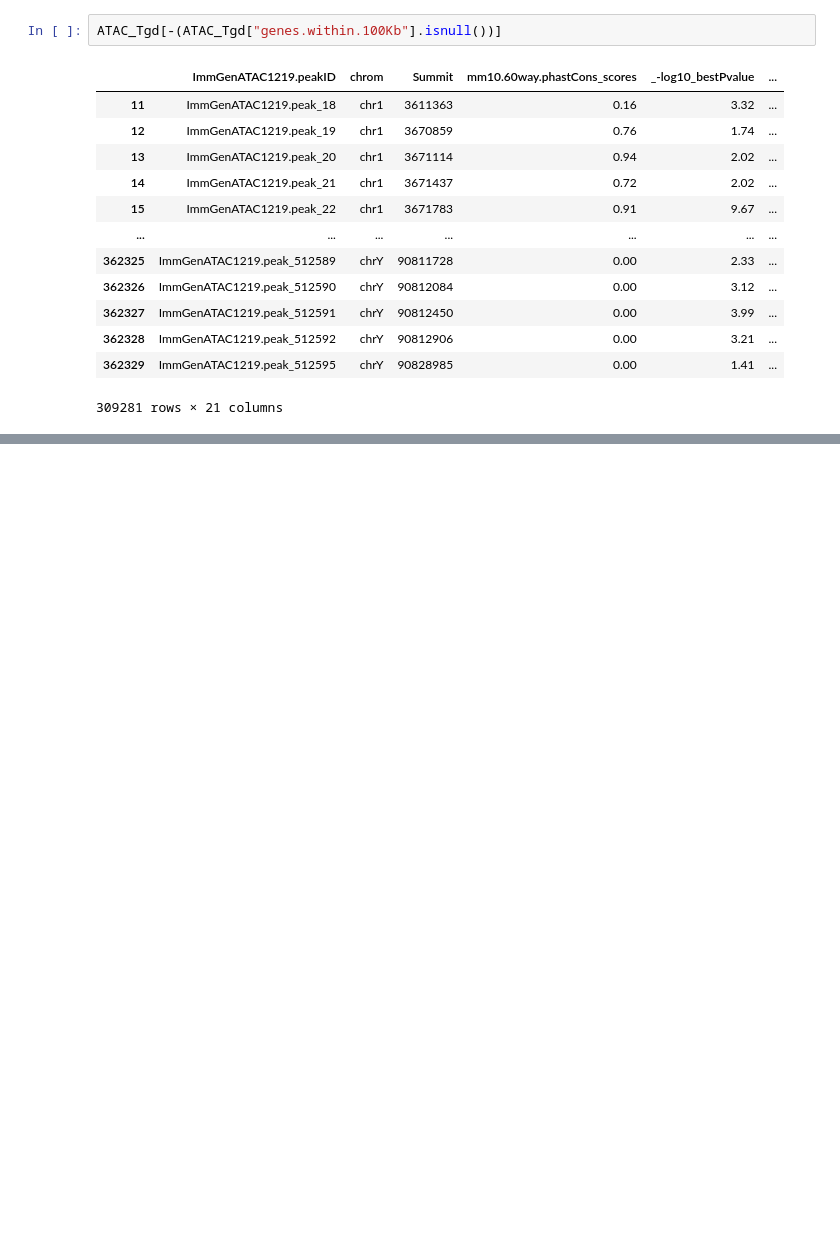
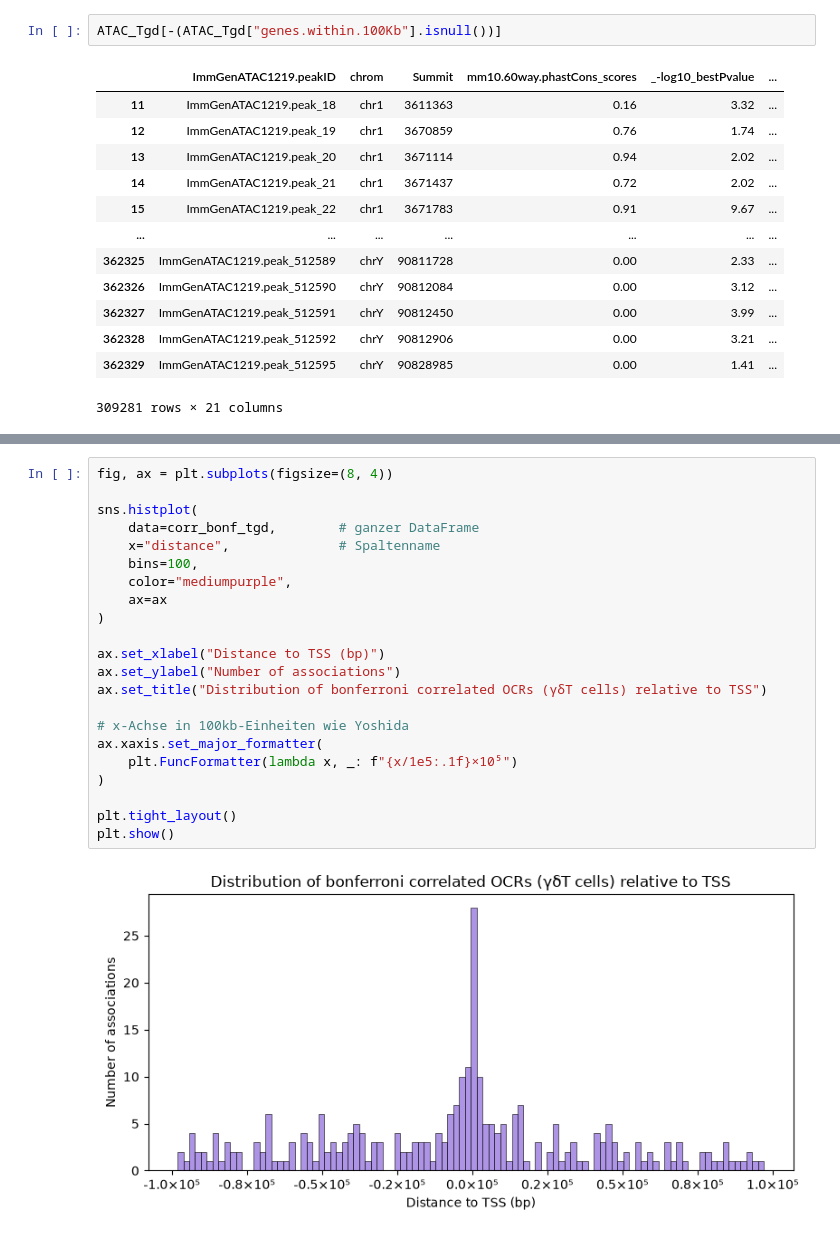
Before and after one commit to datascience-mobi-2026/topic04_team03, a Jupyter notebook: Jupyter_Lotta copy.ipynb, the cells around one changed output, grey strips where cells are left out. Drawn from its saved outputs; the diff is of its cells as text; blank space fills up the shorter version.

```diff
--- a/Jupyter_Lotta copy.ipynb
+++ b/Jupyter_Lotta copy.ipynb
@@ -467,0 +818,24 @@ results_corr.head()
+# %%
+fig, ax = plt.subplots(figsize=(8, 4))
+
+sns.histplot(
+    data=corr_bonf_tgd,        # ganzer DataFrame
+    x="distance",              # Spaltenname
+    bins=100,
+    color="mediumpurple",
+    ax=ax
+)
+
+ax.set_xlabel("Distance to TSS (bp)")
+ax.set_ylabel("Number of associations")
+ax.set_title("Distribution of bonferroni correlated OCRs (γδT cells) relative to TSS")
+
+# x-Achse in 100kb-Einheiten wie Yoshida
+ax.xaxis.set_major_formatter(
+    plt.FuncFormatter(lambda x, _: f"{x/1e5:.1f}×10⁵")
+)
+
+plt.tight_layout()
+plt.show()
+# %% [output]
+[figure, added]
```
Also changed, not shown: parts of 51 cells of this notebook.
